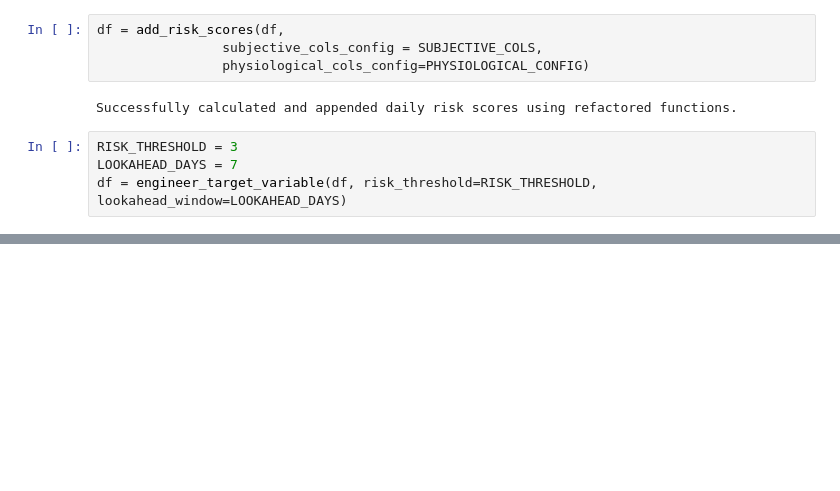
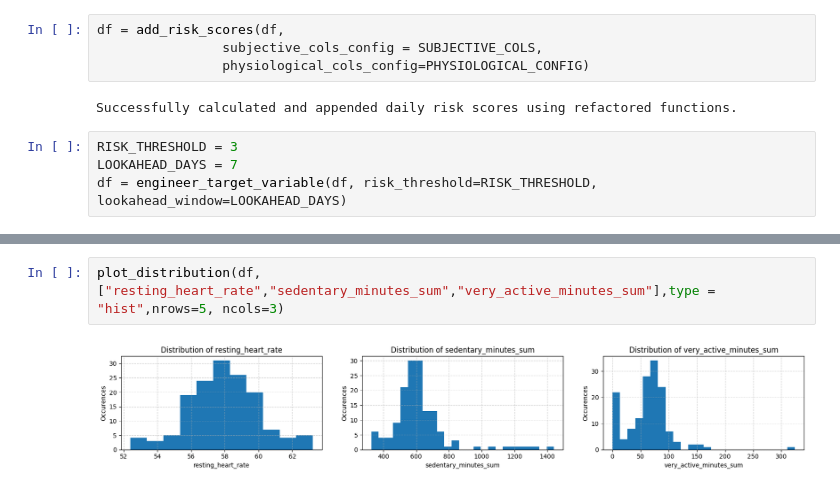
Before and after one commit to ahmedhanifc/DSAI3301---Physiological-Signals-Mental-Health-Assessment, a Jupyter notebook: analysis_v2.ipynb, the cells around one changed output, grey strips where cells are left out. Drawn from its saved outputs; the diff is of its cells as text; blank space fills up the shorter version.

```diff
--- a/analysis_v2.ipynb
+++ b/analysis_v2.ipynb
@@ -100,0 +153,4 @@ df = engineer_target_variable(df, risk_threshold=RISK_THRESHOLD, lookahead_windo
+# %%
+plot_distribution(df, ["resting_heart_rate","sedentary_minutes_sum","very_active_minutes_sum"],type = "hist",nrows=5, ncols=3)
+# %% [output]
+[figure, added]
```
Also changed, not shown: parts of 11 cells of this notebook, 10 other files.
